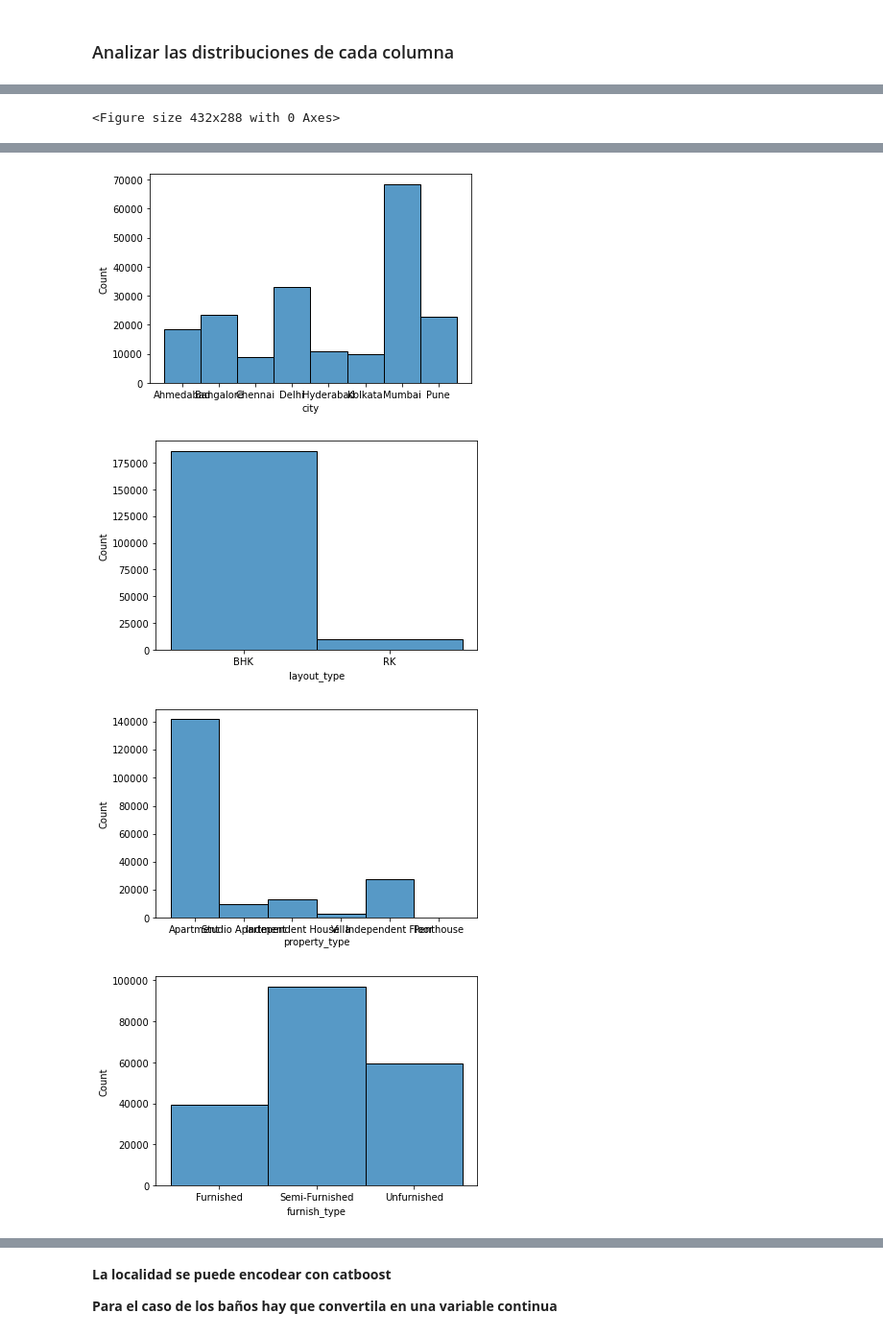
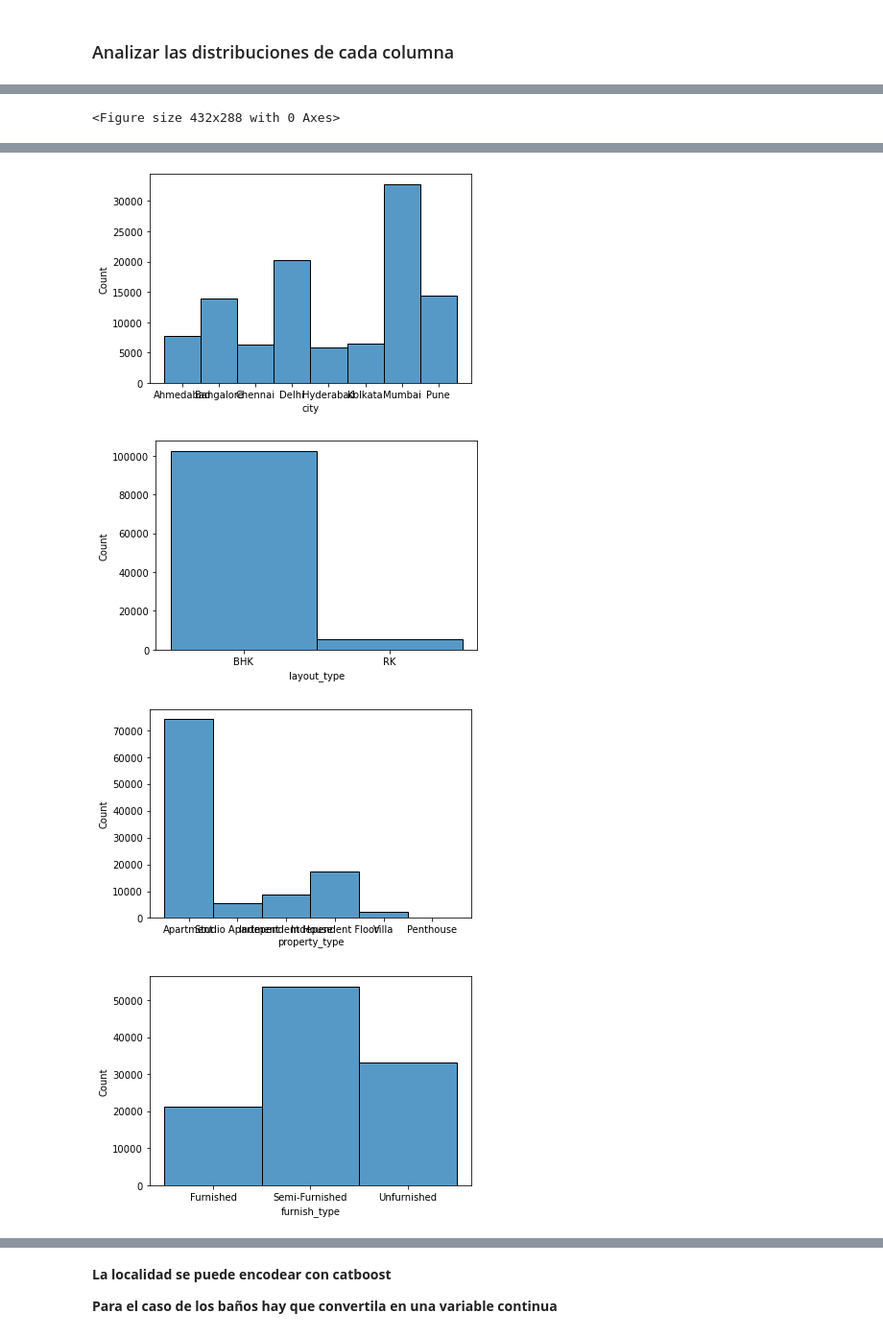
Before and after one commit to Randy03/indian_house_rent_prices_ml, a Jupyter notebook: EDA.ipynb, the cells around one changed output, grey strips where cells are left out. Shown: that part at 96% size. Saved outputs shown, nothing was run; the diff lists cells and outputs as text; code cells hidden in the pictures.

```diff
--- a/EDA.ipynb
+++ b/EDA.ipynb
@@ -44,6 +44,8 @@ data
 | 196836 | AGENT | 1.0 | BHK | Apartment | Wakad | 16,500 | 670.0 | Semi-Furnished | 2 bathrooms | ... |
 | 196837 | AGENT | 2.0 | BHK | Apartment | Alandi | 12,000 | 800.0 | Unfurnished | 2 bathrooms | ... |
 196838 rows × 10 columns
+# %%
+data = data.drop_duplicates()
 # %%
 print(f"Features: {', '.join(data.columns)}")
 print(f'Numero de filas: {data.shape[0]}')
@@ -73,7 +75,7 @@ df_dtypes
 # %%
 target = 'price'
 categorical_columns = ['city','layout_type','property_type','furnish_type','locality','seller_type','bathroom']
-continuos_columns = ['bedroom','area']
+continuous_columns = ['bedroom','area']
 # %% [markdown]
 Eliminar las filas que tengan el target null
 # %%
@@ -85,4 +103,6 @@ data[target].isnull().sum()
+# %%
+data = data.dropna()
 # %% [markdown]
 La variable objetivo (Price) aparece como object y deberia ser float
 # %%
-data[target]= data[target].str.replace(',','.',regex=False).astype(float)
+data[target]= data[target].str.replace(',','',regex=False).astype(float)
@@ -95,7 +109,7 @@ See the caveats in the documentation: https://pandas.pydata.org/pandas-docs/stab
 # %% [markdown]
 ### Analizar las distribuciones de cada columna
 # %%
-for column in continuos_columns:
+for column in continuous_columns:
     plt.figure()
     sns.displot(x=column, data=data)
 
@@ -110,4 +124,4 @@ for column in categorical_columns:
-[figure, old version]
+[figure, new version]
-[figure, old version]
+[figure, new version]
-[figure, old version]
+[figure, new version]
-[figure, old version]
+[figure, new version]
```
Also changed, not shown: parts of 30 cells of this notebook, 1 other file.
